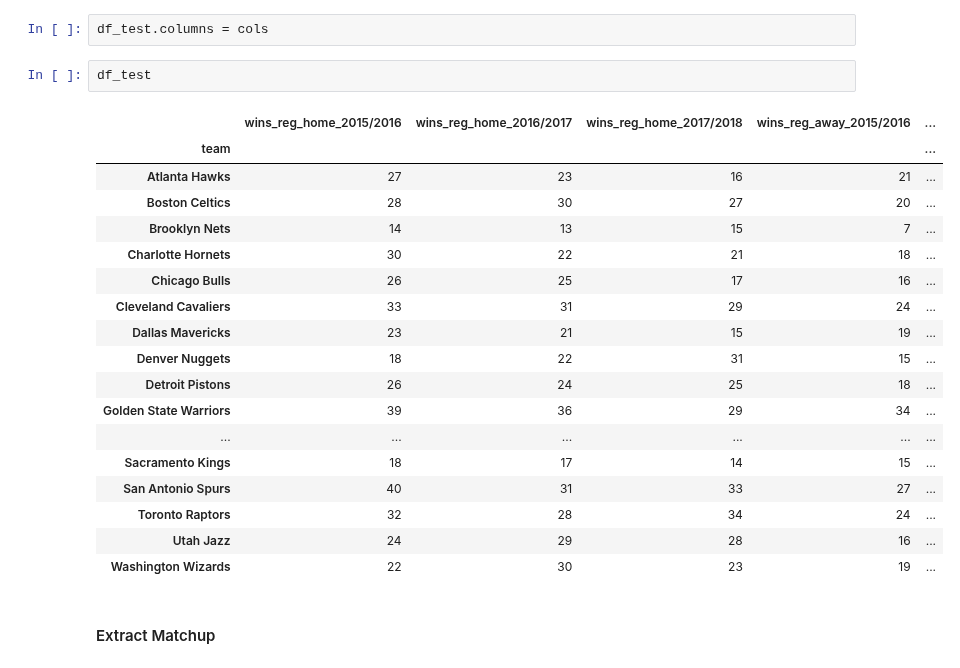
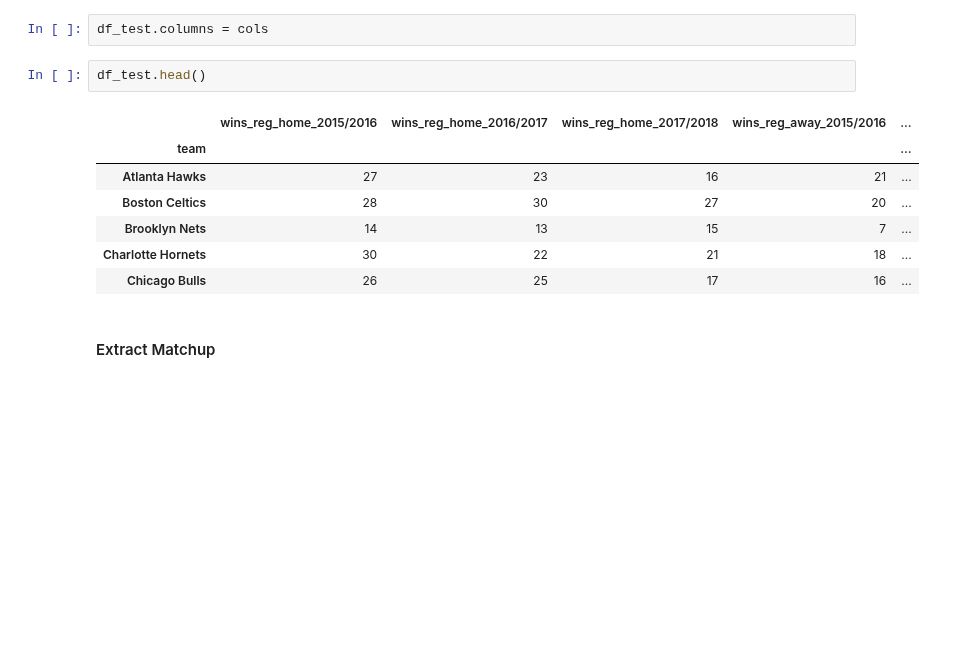
Before and after one commit to jgoerner/SportsPrediction, a Jupyter notebook: NBA/notebooks/1.7-first-model.ipynb, the cells around one changed output. Drawn from its saved outputs; the diff is of its cells as text; blank space fills up the shorter version.

```diff
--- a/NBA/notebooks/1.7-first-model.ipynb
+++ b/NBA/notebooks/1.7-first-model.ipynb
@@ -79,26 +79,15 @@ cols
 # %%
 df_test.columns = cols
 # %%
-df_test
+df_test.head()
 # %% [output]
 |  | wins_reg_home_2015/2016 | wins_reg_home_2016/2017 | wins_reg_home_2017/2018 | wins_reg_away_2015/2016 | ... |
 | team |  |  |  |  | ... |
 | Atlanta Hawks | 27 | 23 | 16 | 21 | ... |
 | Boston Celtics | 28 | 30 | 27 | 20 | ... |
 | Brooklyn Nets | 14 | 13 | 15 | 7 | ... |
 | Charlotte Hornets | 30 | 22 | 21 | 18 | ... |
 | Chicago Bulls | 26 | 25 | 17 | 16 | ... |
-| Cleveland Cavaliers | 33 | 31 | 29 | 24 | ... |
-| Dallas Mavericks | 23 | 21 | 15 | 19 | ... |
-| Denver Nuggets | 18 | 22 | 31 | 15 | ... |
-| Detroit Pistons | 26 | 24 | 25 | 18 | ... |
-| Golden State Warriors | 39 | 36 | 29 | 34 | ... |
-| ... | ... | ... | ... | ... | ... |
-| Sacramento Kings | 18 | 17 | 14 | 15 | ... |
-| San Antonio Spurs | 40 | 31 | 33 | 27 | ... |
-| Toronto Raptors | 32 | 28 | 34 | 24 | ... |
-| Utah Jazz | 24 | 29 | 28 | 16 | ... |
-| Washington Wizards | 22 | 30 | 23 | 19 | ... |
 # %% [markdown]
 #### Extract Matchup
 # %% [markdown]
```
Also changed, not shown: parts of 20 cells of this notebook.
